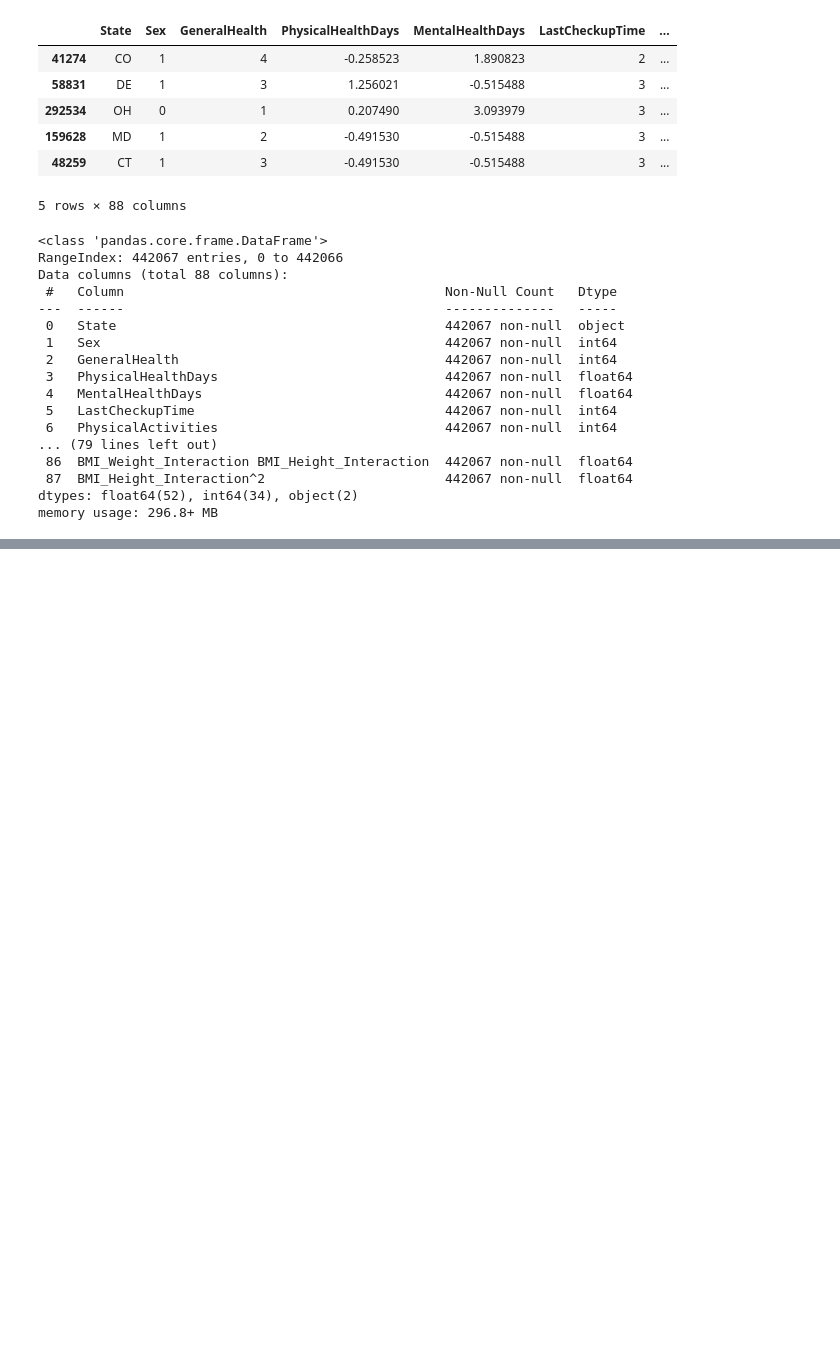
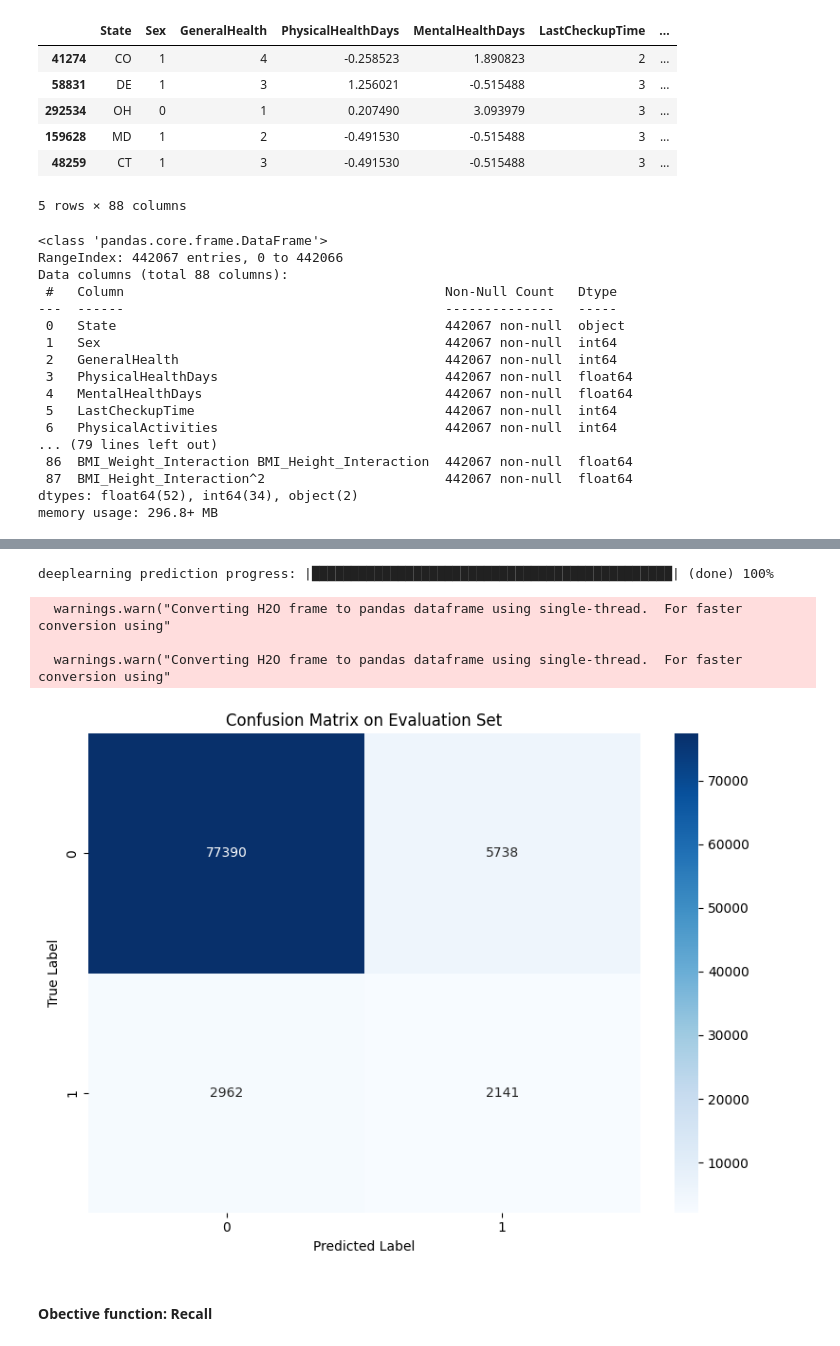
Before and after one commit to MaxChiu1122/ML-Project-with-Cathay-Life, a Jupyter notebook: notebooks/03_model_training_and_evaluation.ipynb, the cells around one changed output, grey strips where cells are left out. Drawn from its saved outputs; the diff is of its cells as text; code cells hidden in the pictures; blank space fills up the shorter version.

Commit message:
Update AutoML in notebook-03

```diff
--- a/notebooks/03_model_training_and_evaluation.ipynb
+++ b/notebooks/03_model_training_and_evaluation.ipynb
@@ -252,0 +81,19 @@ stackedensemble prediction progress: |██████████████
+# %%
+# Train the AutoML model
+aml = H2OAutoML(max_runtime_secs = 600, seed=42, sort_metric="f1")
+aml.train(x=features, y=target, training_frame=train)
+
+# Get the leaderboard of models
+lb = aml.leaderboard
+print(lb)
+
+# Get the best model and evaluate it on the test set
+best_model = aml.leader
+predictions = best_model.predict(test)
+
+# Evaluate model performance on the test set
+performance = best_model.model_performance(test)
+f1 = performance.F1()
+
+# Print Recall score for the best model
+print(f"Best Model's F1 Score: {f1}")
@@ -252,0 +233,35 @@ stackedensemble prediction progress: |██████████████
+# %%
+# Get the predictions from the best model (we assume the best model is already trained)
+predictions = best_model.predict(test)
+
+# Convert predictions to a pandas DataFrame for easier handling
+predictions = predictions.as_data_frame()['predict']
+
+# Get the true labels (actual values from the test set)
+eval_labels = test['HadHeartAttack'].as_data_frame()['HadHeartAttack']
+
+# Compute the confusion matrix
+cm = confusion_matrix(eval_labels, predictions)
+
+# Plot the confusion matrix using Seaborn heatmap
+plt.figure(figsize=(8, 6))
+sns.heatmap(cm, annot=True, fmt="d", cmap="Blues",
+            xticklabels=np.unique(eval_labels),
+            yticklabels=np.unique(eval_labels))
+
+# Adding labels and title
+plt.xlabel("Predicted Label")
+plt.ylabel("True Label")
+plt.title("Confusion Matrix on Evaluation Set")
+
+# Adjust layout and show the plot
+plt.tight_layout()
+plt.show()
+# %% [output]
+deeplearning prediction progress: |██████████████████████████████████████████████| (done) 100%
+  warnings.warn("Converting H2O frame to pandas dataframe using single-thread.  For faster conversion using"
+
+  warnings.warn("Converting H2O frame to pandas dataframe using single-thread.  For faster conversion using"
+[figure, added]
+# %% [markdown]
+#### Obective function: Recall
```
Also changed, not shown: parts of 23 cells of this notebook.
